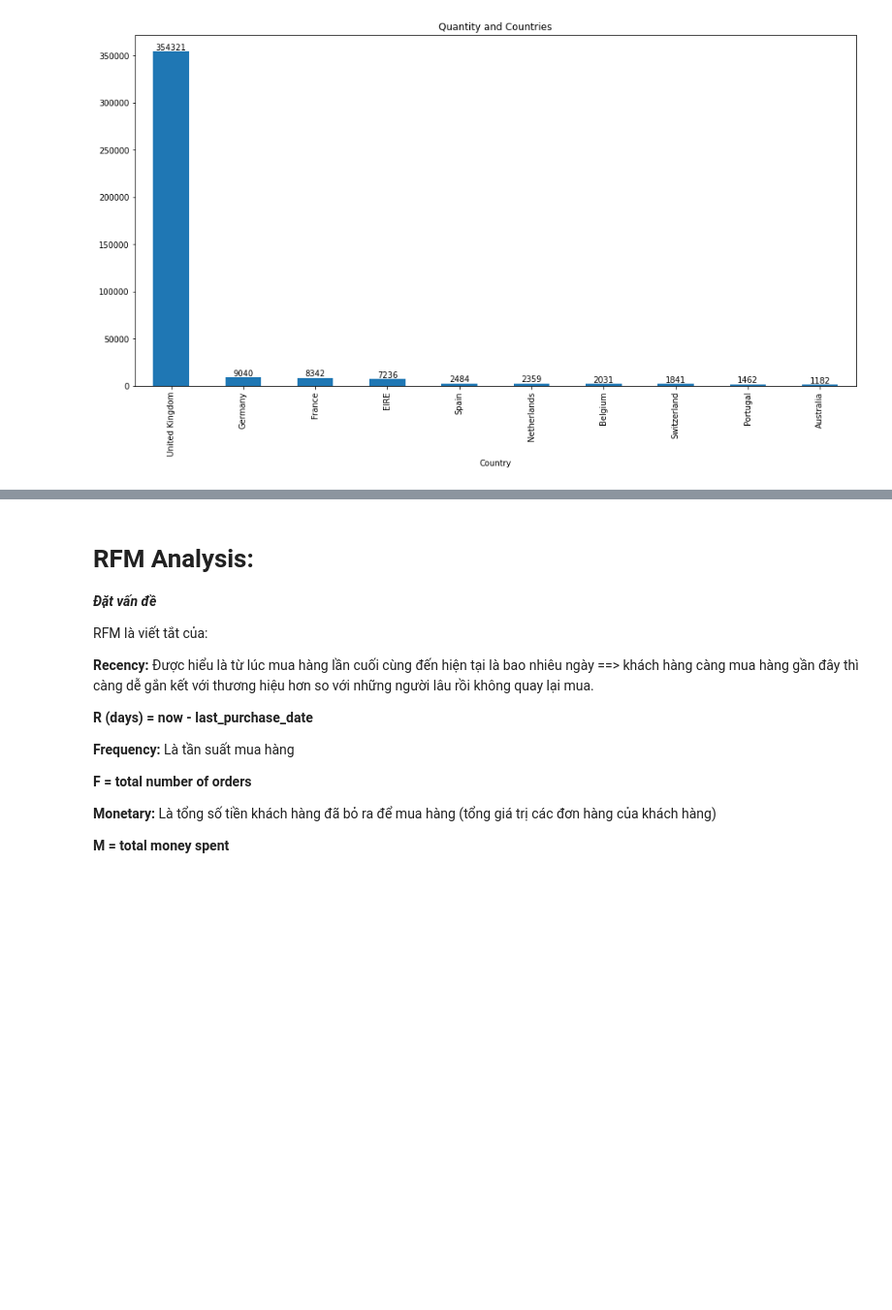
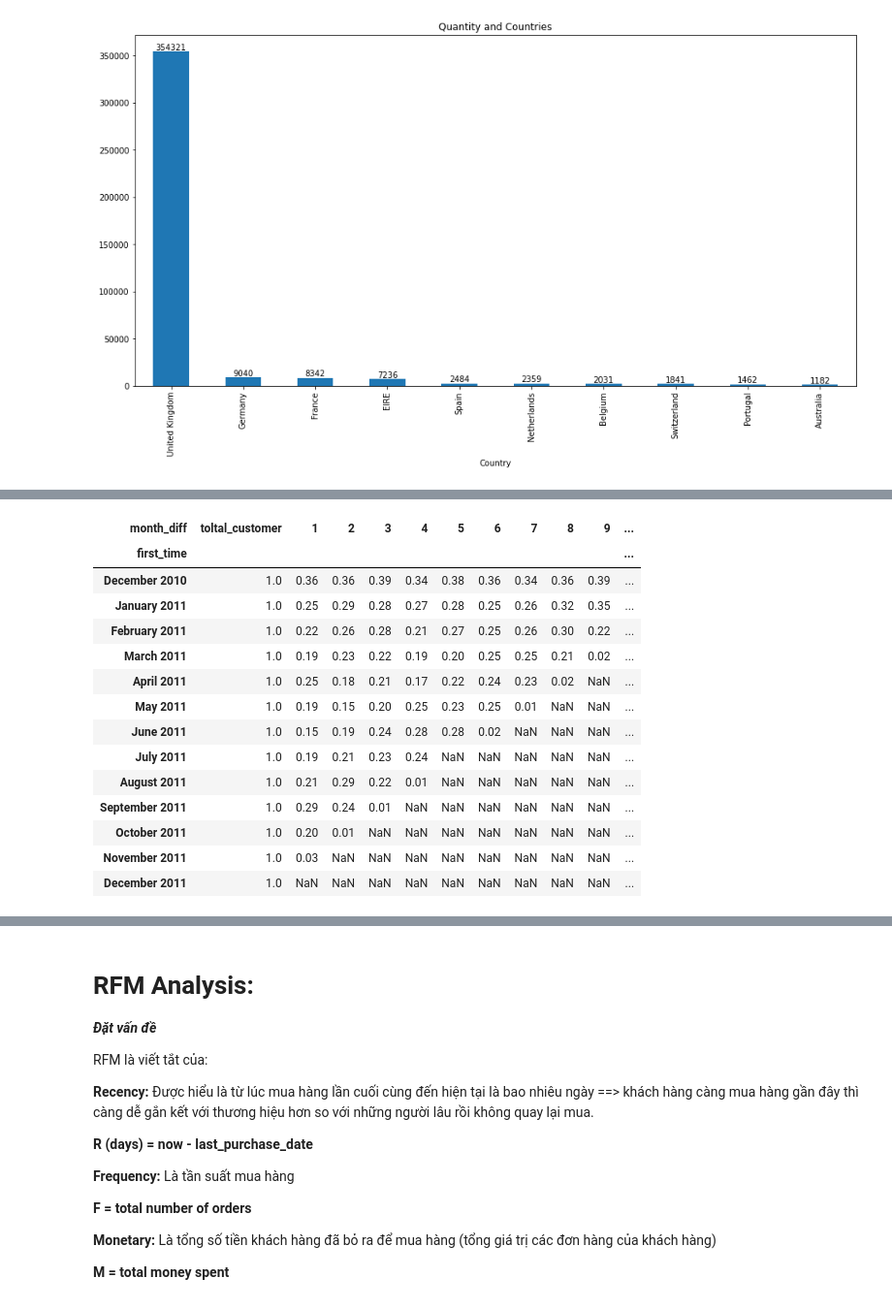
Before and after one commit to dntrieunguyen/RetailOnline-Analysis, a Jupyter notebook: Analysis Project Code.ipynb, the cells around one changed output, grey strips where cells are left out. Shown at 97% size. Cells and saved outputs as stored; diff of their text form; code cells hidden in the pictures; blank space fills up the shorter version.

```diff
--- a/Analysis Project Code.ipynb
+++ b/Analysis Project Code.ipynb
@@ -639,0 +725,19 @@ df_retention.head()
+# %%
+df_rate_cohort_table = df_cohort_table.divide(df_cohort_table.iloc[:,0],axis=0).round(2)
+df_rate_cohort_table
+# %% [output]
+| month_diff | toltal_customer | 1 | 2 | 3 | 4 | 5 | 6 | 7 | 8 | 9 | ... |
+| first_time |  |  |  |  |  |  |  |  |  |  | ... |
+| December 2010 | 1.0 | 0.36 | 0.36 | 0.39 | 0.34 | 0.38 | 0.36 | 0.34 | 0.36 | 0.39 | ... |
+| January 2011 | 1.0 | 0.25 | 0.29 | 0.28 | 0.27 | 0.28 | 0.25 | 0.26 | 0.32 | 0.35 | ... |
+| February 2011 | 1.0 | 0.22 | 0.26 | 0.28 | 0.21 | 0.27 | 0.25 | 0.26 | 0.30 | 0.22 | ... |
+| March 2011 | 1.0 | 0.19 | 0.23 | 0.22 | 0.19 | 0.20 | 0.25 | 0.25 | 0.21 | 0.02 | ... |
+| April 2011 | 1.0 | 0.25 | 0.18 | 0.21 | 0.17 | 0.22 | 0.24 | 0.23 | 0.02 | NaN | ... |
+| May 2011 | 1.0 | 0.19 | 0.15 | 0.20 | 0.25 | 0.23 | 0.25 | 0.01 | NaN | NaN | ... |
+| June 2011 | 1.0 | 0.15 | 0.19 | 0.24 | 0.28 | 0.28 | 0.02 | NaN | NaN | NaN | ... |
+| July 2011 | 1.0 | 0.19 | 0.21 | 0.23 | 0.24 | NaN | NaN | NaN | NaN | NaN | ... |
+| August 2011 | 1.0 | 0.21 | 0.29 | 0.22 | 0.01 | NaN | NaN | NaN | NaN | NaN | ... |
+| September 2011 | 1.0 | 0.29 | 0.24 | 0.01 | NaN | NaN | NaN | NaN | NaN | NaN | ... |
+| October 2011 | 1.0 | 0.20 | 0.01 | NaN | NaN | NaN | NaN | NaN | NaN | NaN | ... |
+| November 2011 | 1.0 | 0.03 | NaN | NaN | NaN | NaN | NaN | NaN | NaN | NaN | ... |
+| December 2011 | 1.0 | NaN | NaN | NaN | NaN | NaN | NaN | NaN | NaN | NaN | ... |
```
Also changed, not shown: parts of 26 cells of this notebook.
